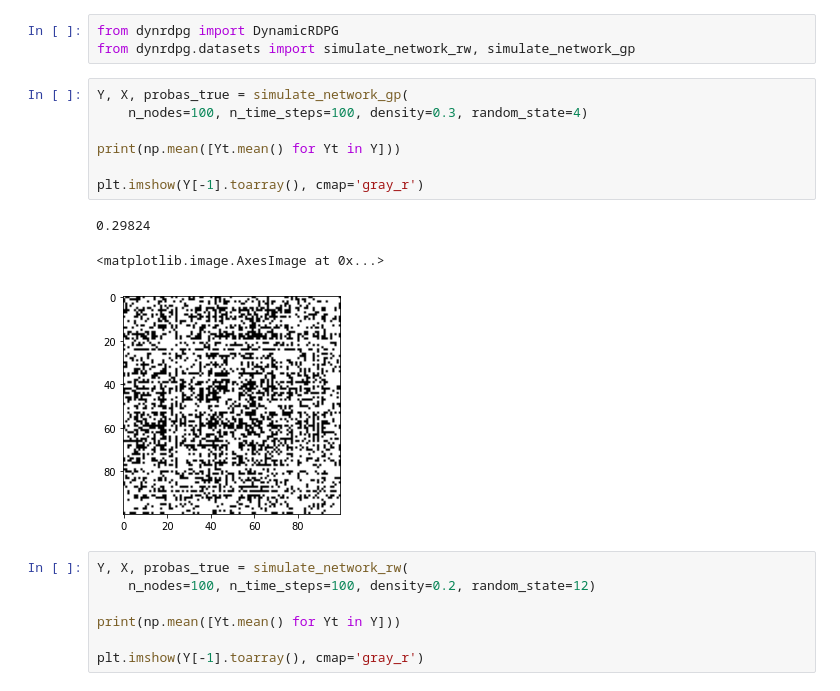
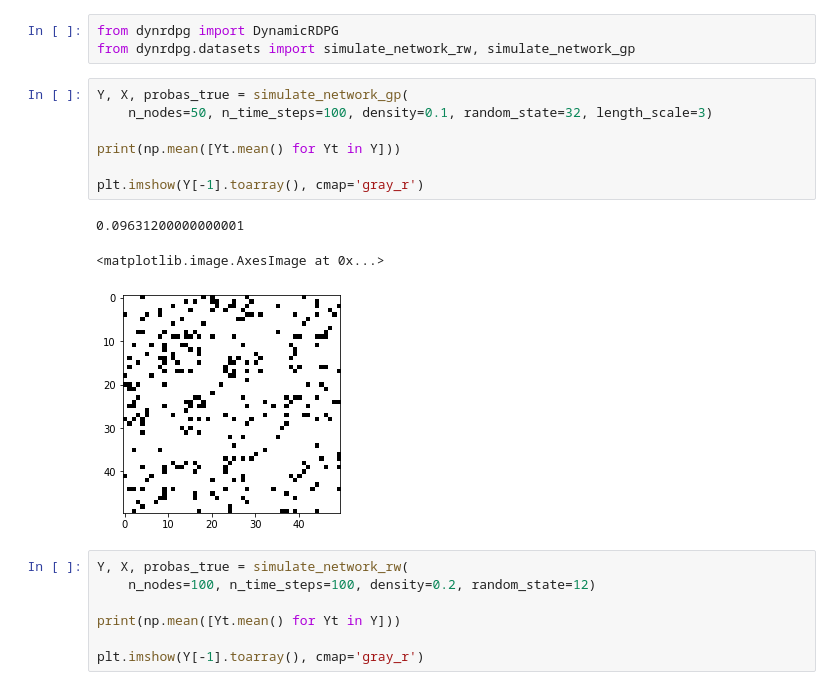
Before and after one commit to joshloyal/DynamicRDPG, a Jupyter notebook: notebook/FASE Comparison.ipynb, the cells around one changed output. Cells and saved outputs as stored; diff of their text form.

```diff
--- a/notebook/FASE Comparison.ipynb
+++ b/notebook/FASE Comparison.ipynb
@@ -3,15 +3,15 @@ from dynrdpg import DynamicRDPG
 from dynrdpg.datasets import simulate_network_rw, simulate_network_gp
 # %%
 Y, X, probas_true = simulate_network_gp(
-    n_nodes=100, n_time_steps=100, density=0.3, random_state=4)
+    n_nodes=50, n_time_steps=100, density=0.1, random_state=32, length_scale=3)
 
 print(np.mean([Yt.mean() for Yt in Y]))
 
 plt.imshow(Y[-1].toarray(), cmap='gray_r')
 # %% [output]
-0.29824
+0.09631200000000001
 <matplotlib.image.AxesImage at 0x...>
-[figure, old version]
+[figure, new version]
 # %%
 Y, X, probas_true = simulate_network_rw(
     n_nodes=100, n_time_steps=100, density=0.2, random_state=12)
```
Also changed, not shown: parts of 3 cells of this notebook, 3 other files.
